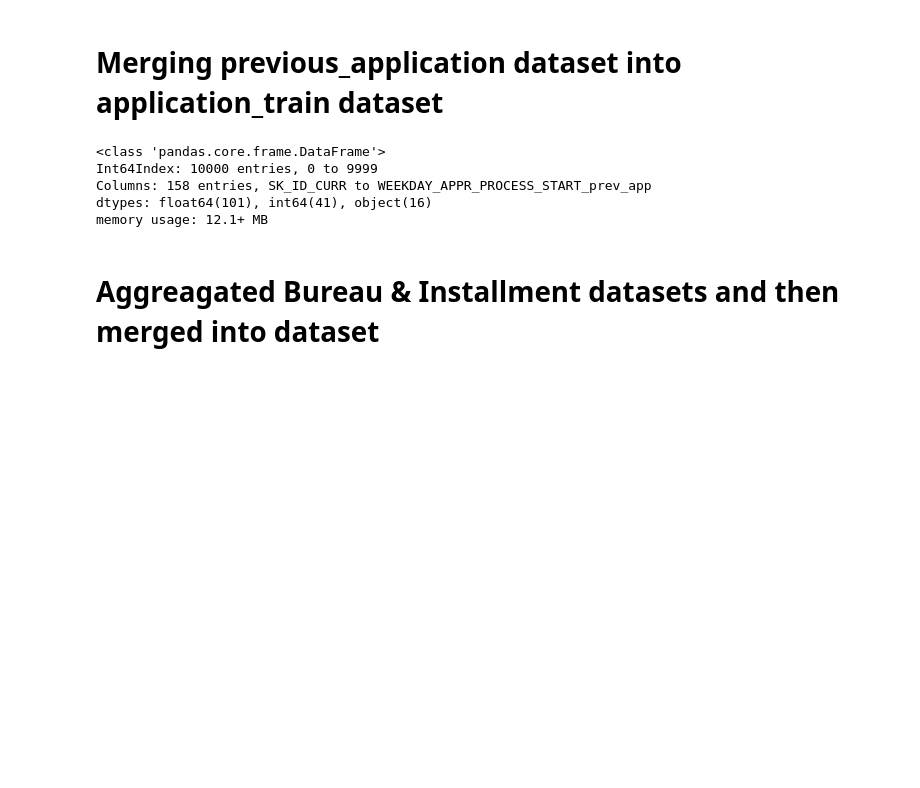
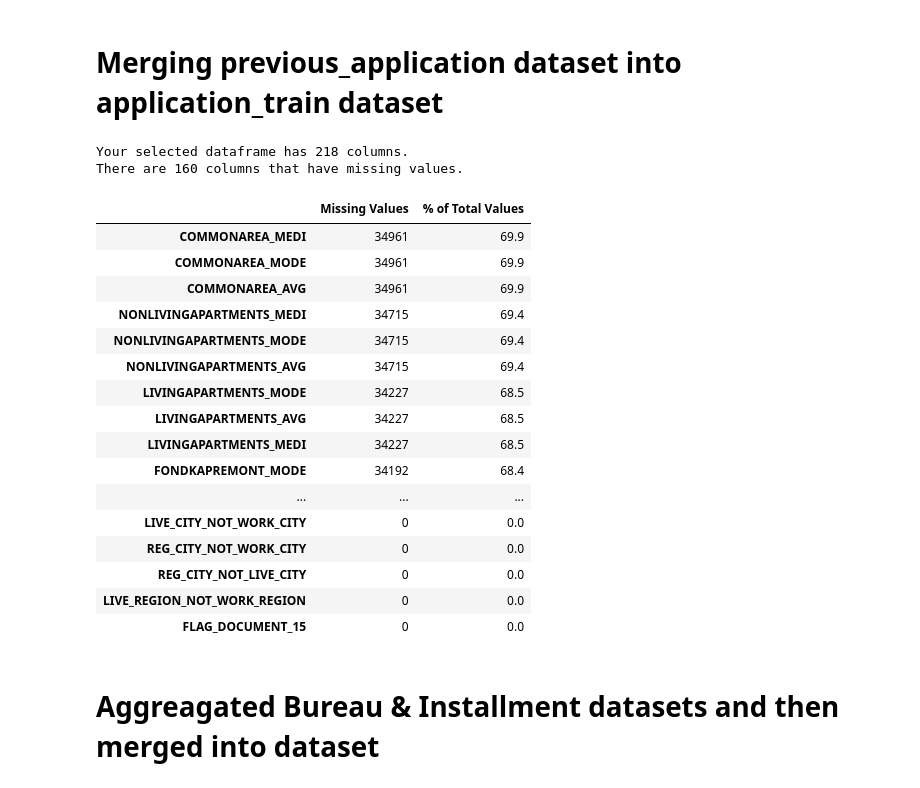
Before and after one commit to nervster/CapstoneProject1, a Jupyter notebook: Capstone1_Home_Credit_Group.ipynb, the cells around one changed output. Cells and saved outputs as stored; diff of their text form; code cells hidden in the pictures; blank space fills up the shorter version.

```diff
--- a/Capstone1_Home_Credit_Group.ipynb
+++ b/Capstone1_Home_Credit_Group.ipynb
@@ -113,0 +117,19 @@ The interest rates previously provided to applicants had many incomplete values.
+# %%
+def aggfuncdic(df):
+    dictionary = {}
+
+    for i in df.columns:
+        if df[i].dtype == 'object':
+            dictionary[i] = lambda x: len(x.unique())
+        else:
+            dictionary[i] = [min,max,np.mean,sum]
+    return dictionary
+
+def flatten_multilevel_col(df):
+    new_cols = [''.join(t) for t in df.columns]
+    df.columns = new_cols
+    return df
+# %%
+missing_values = missing_values_table(df_previous_application_new)
+nonmissingvallist = missing_values[missing_values.iloc[:,1]<80].index.tolist()
+df_previous_application_new = df_previous_application_new[nonmissingvallist]
@@ -134,0 +141,4 @@ df_prevapp_pivot = pd.pivot_table(df_previous_application,values=df_previous_app
+# %%
+
+df_prevapp_pivot = pd.pivot_table(df_previous_application_new,values=df_previous_application_new.columns,index='SK_ID_CURR',
+                                  aggfunc=aggfuncdic(df_previous_application_new))
@@ -135,14 +173,29 @@ df_prevapp_pivot = pd.pivot_table(df_previous_application,values=df_previous_app
 # %% [markdown]
 # Merging previous_application dataset into application_train dataset
 # %%
-df = df_application_train.merge(df_prevapp_pivot,on =['SK_ID_CURR'],suffixes=('_app_train','_prev_app'),how='left')
+df = df_application_train.merge(df_prevapp_pivot.reset_index(),on =['SK_ID_CURR'],suffixes=('_app_train','_prev_app'),how='left')
-# %%
-df.info()
-# %% [output]
-<class 'pandas.core.frame.DataFrame'>
-Int64Index: 10000 entries, 0 to 9999
-Columns: 158 entries, SK_ID_CURR to WEEKDAY_APPR_PROCESS_START_prev_app
-dtypes: float64(101), int64(41), object(16)
-memory usage: 12.1+ MB
+# %%
+missing_values = missing_values_table(df)
+missing_values
+# %% [output]
+Your selected dataframe has 218 columns.
+There are 160 columns that have missing values.
+|  | Missing Values | % of Total Values |
+| COMMONAREA_MEDI | 34961 | 69.9 |
+| COMMONAREA_MODE | 34961 | 69.9 |
+| COMMONAREA_AVG | 34961 | 69.9 |
+| NONLIVINGAPARTMENTS_MEDI | 34715 | 69.4 |
+| NONLIVINGAPARTMENTS_MODE | 34715 | 69.4 |
+| NONLIVINGAPARTMENTS_AVG | 34715 | 69.4 |
+| LIVINGAPARTMENTS_MODE | 34227 | 68.5 |
+| LIVINGAPARTMENTS_AVG | 34227 | 68.5 |
+| LIVINGAPARTMENTS_MEDI | 34227 | 68.5 |
+| FONDKAPREMONT_MODE | 34192 | 68.4 |
+| ... | ... | ... |
+| LIVE_CITY_NOT_WORK_CITY | 0 | 0.0 |
+| REG_CITY_NOT_WORK_CITY | 0 | 0.0 |
+| REG_CITY_NOT_LIVE_CITY | 0 | 0.0 |
+| LIVE_REGION_NOT_WORK_REGION | 0 | 0.0 |
+| FLAG_DOCUMENT_15 | 0 | 0.0 |
 # %% [markdown]
 # Aggreagated Bureau & Installment datasets and then merged into dataset
```
Also changed, not shown: parts of 53 cells of this notebook.
